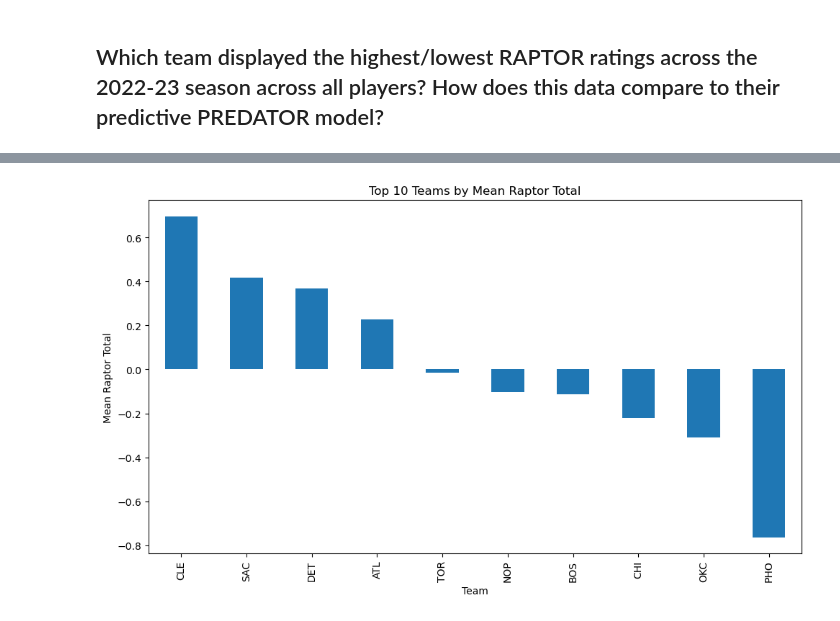
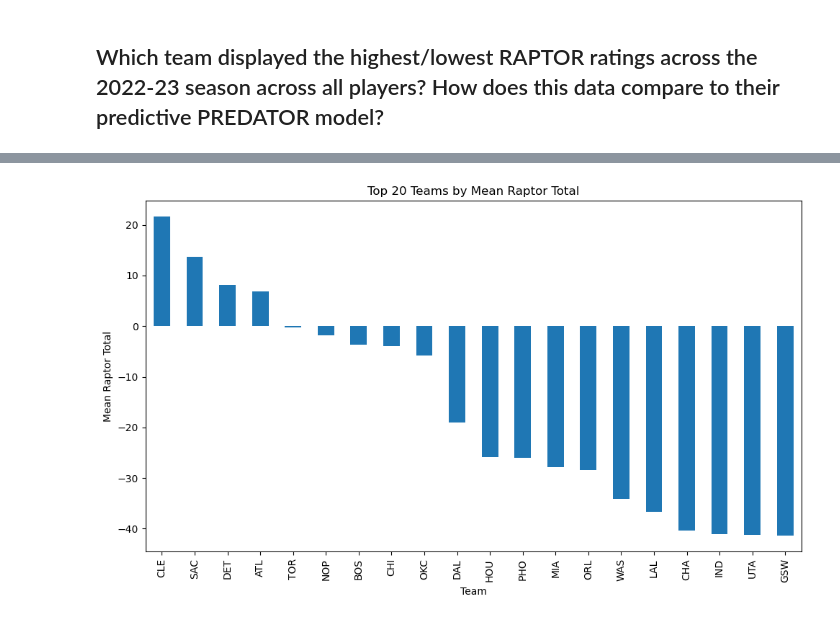
Before and after one commit to UzmaSayyeda/Project01, a Jupyter notebook: Team RAPTOR Comparisons.ipynb, the cells around one changed output, grey strips where cells are left out. Drawn from its saved outputs; the diff is of its cells as text; code cells hidden in the pictures.

```diff
--- a/Team RAPTOR Comparisons.ipynb
+++ b/Team RAPTOR Comparisons.ipynb
@@ -114,8 +114,8 @@ Name: raptor_total, dtype: float64
 # %%
 raptor = latest_df.groupby("team")["raptor_total"].sum()
 raptor.sort_values(ascending=False, inplace=True)
-top_10_teams=raptor.head(10)
-top_10_teams
+top_20_rteams=raptor.head(20)
+top_20_rteams
 # %% [output]
 team
 CLE    21.586014
@@ -132,10 +169,10 @@ Name: raptor_total, dtype: float64
 # %%
 plt.figure(figsize=(10, 6))
-top_10_teams.plot(kind= "bar")
-plt.title("Top 10 Teams by Mean Raptor Total")
+top_20_rteams.plot(kind= "bar")
+plt.title("Top 20 Teams by Mean Raptor Total")
 plt.xlabel("Team")
 plt.ylabel("Mean Raptor Total")
 plt.xticks(rotation= 90)
 plt.tight_layout()
 # %% [output]
-[figure, old version]
+[figure, new version]
```
Also changed, not shown: parts of 10 cells of this notebook, 4 other files.
